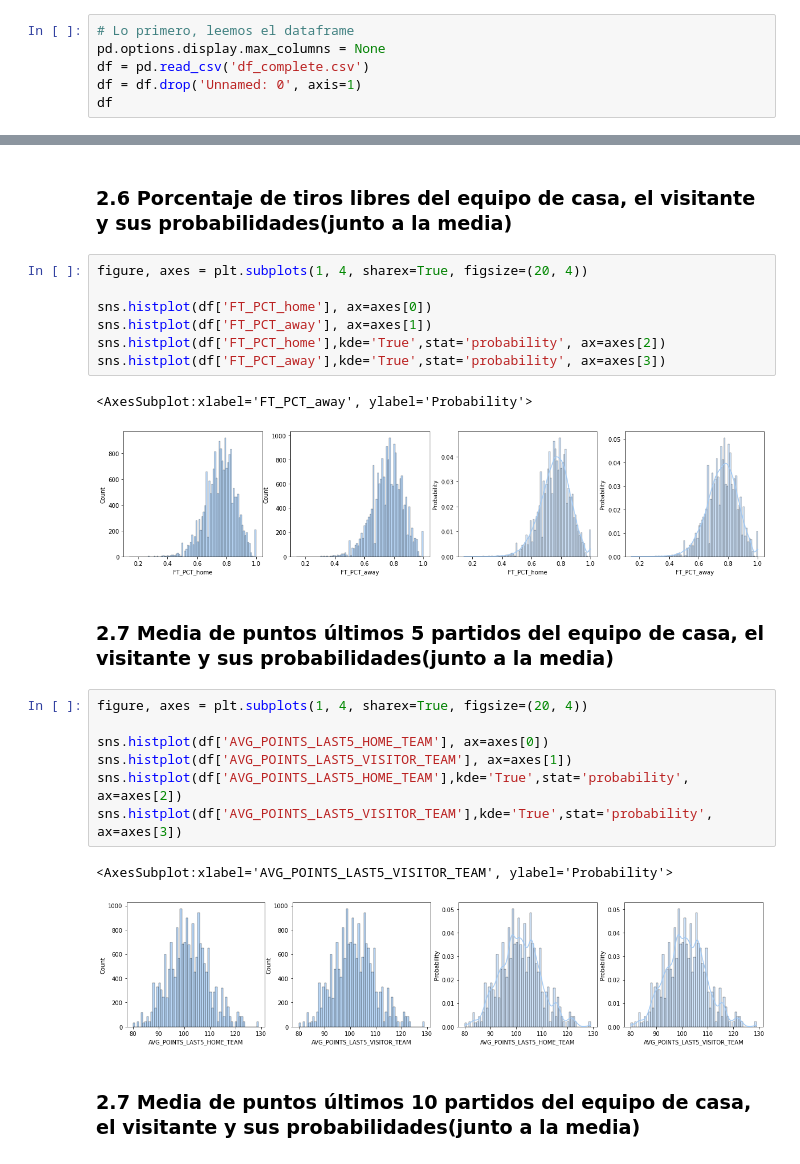
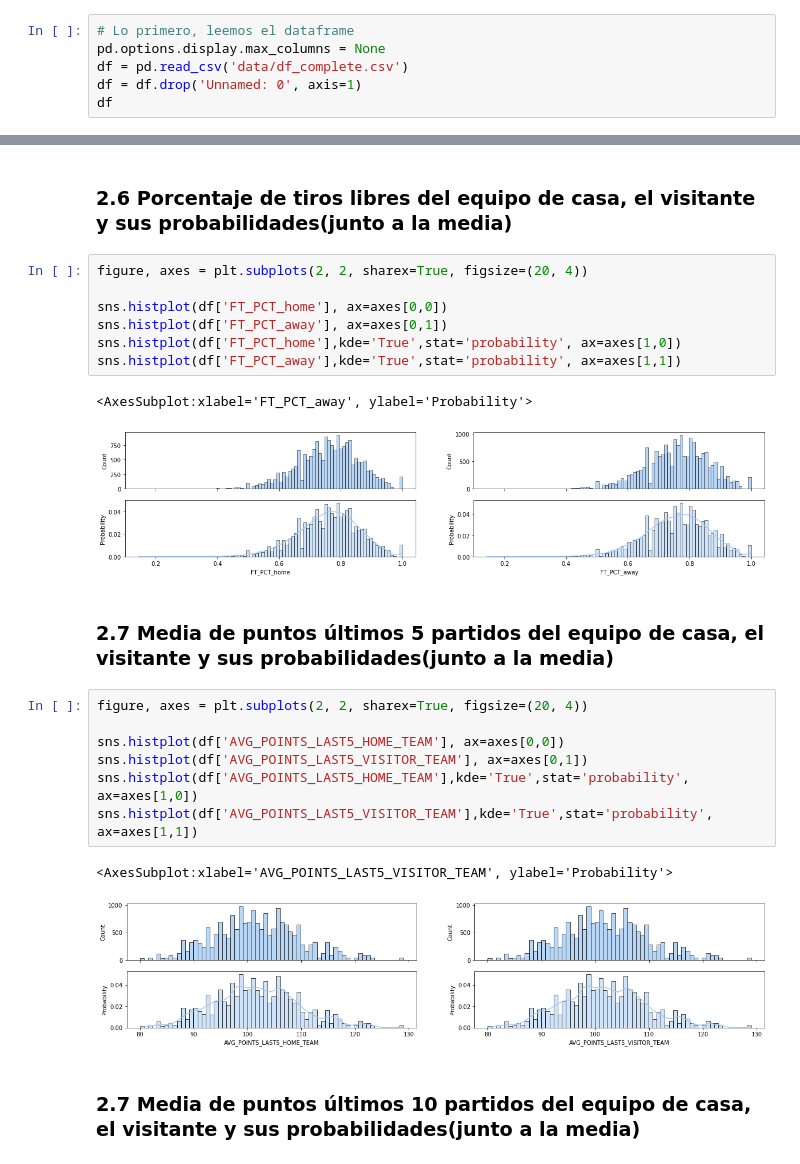
Before and after one commit to robertomanzanolopez/nba_statistics_prediction, a Jupyter notebook: data_exploration.ipynb, the cells around one changed output, grey strips where cells are left out. Drawn from its saved outputs; the diff is of its cells as text.

```diff
--- a/data_exploration.ipynb
+++ b/data_exploration.ipynb
@@ -8,7 +8,7 @@ sns.set_palette('pastel')
 # %%
 # Lo primero, leemos el dataframe
 pd.options.display.max_columns = None
-df = pd.read_csv('df_complete.csv')
+df = pd.read_csv('data/df_complete.csv')
 df = df.drop('Unnamed: 0', axis=1)
 df
 # %% [output]
@@ -160,27 +158,27 @@ sns.histplot(df['FG3_PCT_away'],kde='True',stat='probability', ax=axes[3])
 # %% [markdown]
 ### 2.6 Porcentaje de tiros libres del equipo de casa, el visitante y sus probabilidades(junto a la media)
 # %%
-figure, axes = plt.subplots(1, 4, sharex=True, figsize=(20, 4))
+figure, axes = plt.subplots(2, 2, sharex=True, figsize=(20, 4))
 
-sns.histplot(df['FT_PCT_home'], ax=axes[0])
-sns.histplot(df['FT_PCT_away'], ax=axes[1])
-sns.histplot(df['FT_PCT_home'],kde='True',stat='probability', ax=axes[2])
-sns.histplot(df['FT_PCT_away'],kde='True',stat='probability', ax=axes[3])
+sns.histplot(df['FT_PCT_home'], ax=axes[0,0])
+sns.histplot(df['FT_PCT_away'], ax=axes[0,1])
+sns.histplot(df['FT_PCT_home'],kde='True',stat='probability', ax=axes[1,0])
+sns.histplot(df['FT_PCT_away'],kde='True',stat='probability', ax=axes[1,1])
 # %% [output]
 <AxesSubplot:xlabel='FT_PCT_away', ylabel='Probability'>
-[figure, old version]
+[figure, new version]
 # %% [markdown]
 ### 2.7 Media de puntos últimos 5 partidos del equipo de casa, el visitante y sus probabilidades(junto a la media)
 # %%
-figure, axes = plt.subplots(1, 4, sharex=True, figsize=(20, 4))
+figure, axes = plt.subplots(2, 2, sharex=True, figsize=(20, 4))
 
-sns.histplot(df['AVG_POINTS_LAST5_HOME_TEAM'], ax=axes[0])
-sns.histplot(df['AVG_POINTS_LAST5_VISITOR_TEAM'], ax=axes[1])
-sns.histplot(df['AVG_POINTS_LAST5_HOME_TEAM'],kde='True',stat='probability', ax=axes[2])
-sns.histplot(df['AVG_POINTS_LAST5_VISITOR_TEAM'],kde='True',stat='probability', ax=axes[3])
+sns.histplot(df['AVG_POINTS_LAST5_HOME_TEAM'], ax=axes[0,0])
+sns.histplot(df['AVG_POINTS_LAST5_VISITOR_TEAM'], ax=axes[0,1])
+sns.histplot(df['AVG_POINTS_LAST5_HOME_TEAM'],kde='True',stat='probability', ax=axes[1,0])
+sns.histplot(df['AVG_POINTS_LAST5_VISITOR_TEAM'],kde='True',stat='probability', ax=axes[1,1])
 # %% [output]
 <AxesSubplot:xlabel='AVG_POINTS_LAST5_VISITOR_TEAM', ylabel='Probability'>
-[figure, old version]
+[figure, new version]
 # %% [markdown]
 ### 2.7 Media de puntos últimos 10 partidos del equipo de casa, el visitante y sus probabilidades(junto a la media)
 # %%
```
Also changed, not shown: parts of 21 cells of this notebook.
